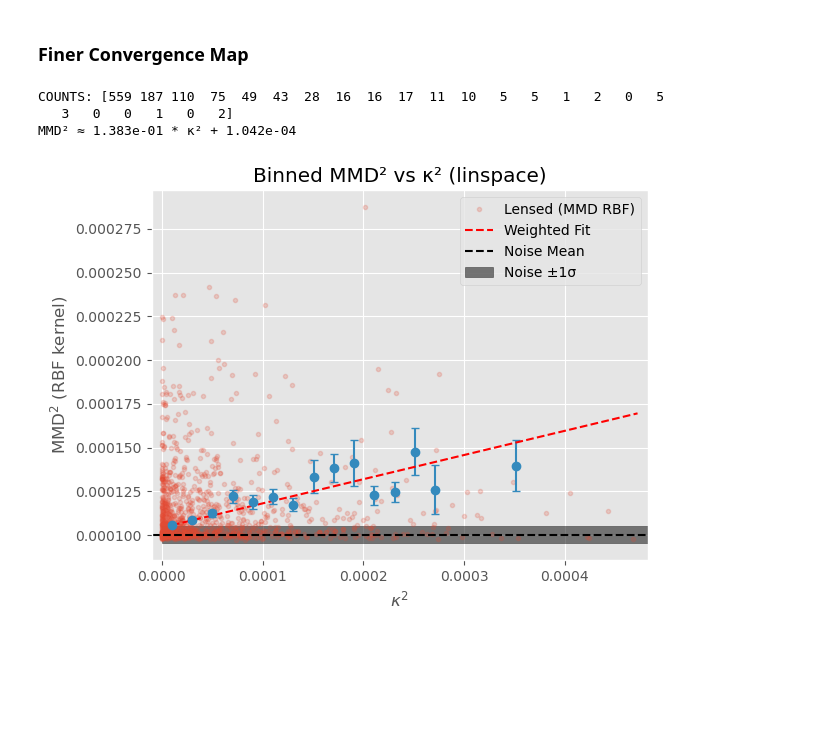
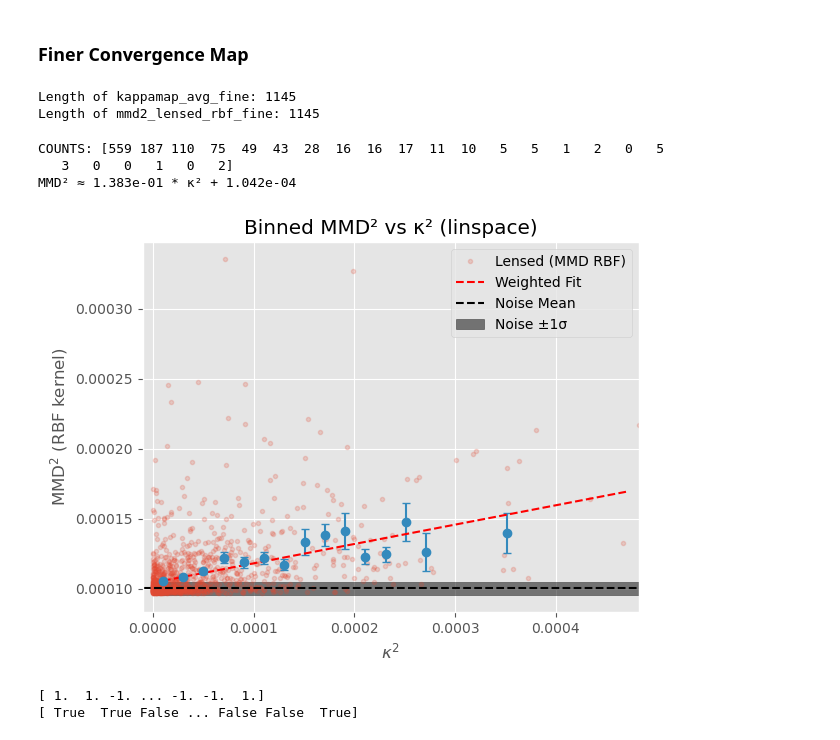
Before and after one commit to santiagobrunner/Weak-Lensing, a Jupyter notebook: MMD_estimator1000.ipynb, the cells around one changed output. Cells and saved outputs as stored; diff of their text form; code cells hidden in the pictures; blank space fills up the shorter version.

```diff
--- a/MMD_estimator1000.ipynb
+++ b/MMD_estimator1000.ipynb
@@ -927,6 +927,12 @@ mmd2_lensed_rbf_fine = np.concatenate((mmd2_lensed_rbf_fine_batch1, mmd2_lensed_
 
 mask_20k_gals = galaxy_pix1000_counts >= 20000  # pixels with at least 20k galaxies
 kappamap_avg_fine = kappamap_avg_fine[mask_20k_gals]
+# %%
+print("Length of kappamap_avg_fine:", len(kappamap_avg_fine))
+print("Length of mmd2_lensed_rbf_fine:", len(mmd2_lensed_rbf_fine))
+# %% [output]
+Length of kappamap_avg_fine: 1145
+Length of mmd2_lensed_rbf_fine: 1145
 # %%
 n_bins = 24
 bins = np.linspace(np.min(kappamap_avg_fine**2), np.max(kappamap_avg_fine**2), n_bins + 1)
@@ -954,32 +960,32 @@ for i in range(n_bins):
 print("COUNTS:", counts)
 ses = np.where(counts >= 2, stds / np.sqrt(counts), np.nan)
 
 # keep only well-populated bins
 min_count = 5
 mask = (counts >= min_count) & np.isfinite(means)
 xc, yc, sec = bin_centers[mask], means[mask], ses[mask]
 
 # (optional) weighted fit (weights ~ 1/SE^2)
 w = np.where(np.isfinite(sec) & (sec > 0), 1.0/sec**2, 1.0)
 slope, intercept = np.polyfit(xc, yc, 1, w=w)   # FRAGE : MIT ODER OHNE GEWICHTUNG?
 print(f"MMD² ≈ {slope:.3e} * κ² + {intercept:.3e}")
 
-plt.plot(kappamap_225[pixels]**2, mmd2_lensed_rbf_MC1000, '.', label='Lensed (MMD RBF)', alpha=0.2)
+plt.plot(kappamap_avg_fine**2, mmd2_lensed_rbf_fine, '.', label='Lensed (MMD RBF)', alpha=0.2)
 
 plt.errorbar(xc, yc, yerr=sec, fmt='o', capsize=3)
 plt.plot(bin_centers, slope*bin_centers + intercept, 'r--', label='Weighted Fit')
 plt.xlabel(r'$\kappa^2$'); plt.ylabel(r'$\mathrm{MMD}^2$ (RBF kernel)')
 plt.axhline(mmd2_rbf_noise_mean_fine, color='black', linestyle='--', label='Noise Mean')
 plt.fill_between([0,0.0007],
                  mmd2_rbf_noise_mean_fine - mmd2_rbf_noise_std_fine,
                  mmd2_rbf_noise_mean_fine + mmd2_rbf_noise_std_fine,
                  color='black', alpha=0.5, label='Noise ±1σ')
 plt.title('Binned MMD² vs κ² (linspace)')
 # plt.ylim(0.0001, 0.000125)
 plt.xlim(np.min(bins)-1e-5, np.max(bins))
 plt.legend(); plt.show()
 # %% [output]
 COUNTS: [559 187 110  75  49  43  28  16  16  17  11  10   5   5   1   2   0   5
    3   0   0   1   0   2]
 MMD² ≈ 1.383e-01 * κ² + 1.042e-04
-[figure, old version]
+[figure, new version]
@@ -985,0 +1001,8 @@ MMD² ≈ 1.383e-01 * κ² + 1.042e-04
+# %%
+sign_fine = np.sign(means_fine - observed_size1000_masked.mean())
+print(sign_fine)
+plus_min_mask_fine = sign_fine > 0
+print(plus_min_mask_fine)
+# %% [output]
+[ 1.  1. -1. ... -1. -1.  1.]
+[ True  True False ... False False  True]
```
Also changed, not shown: parts of 10 cells of this notebook.
